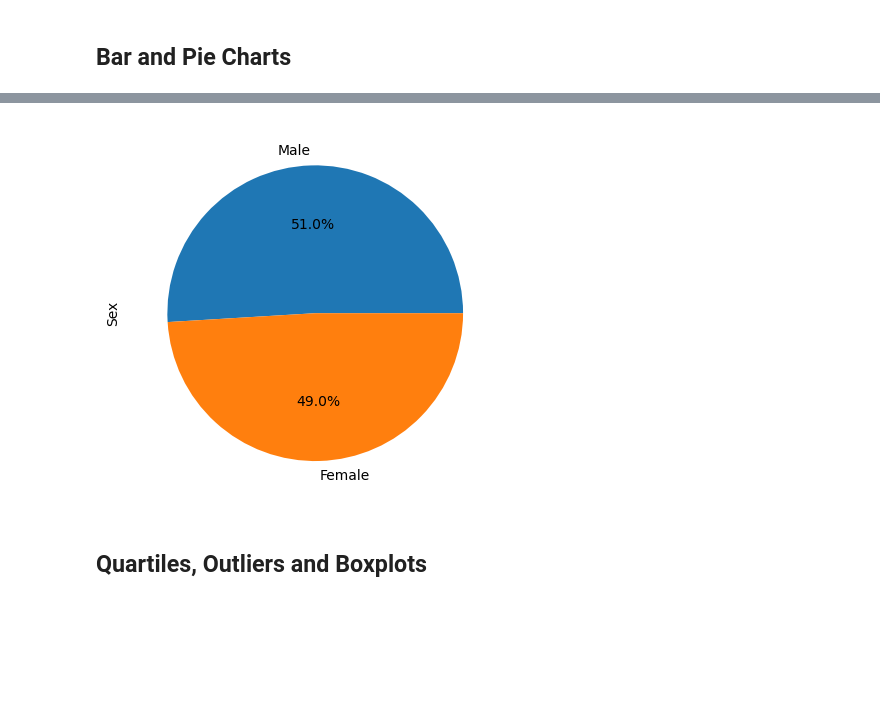
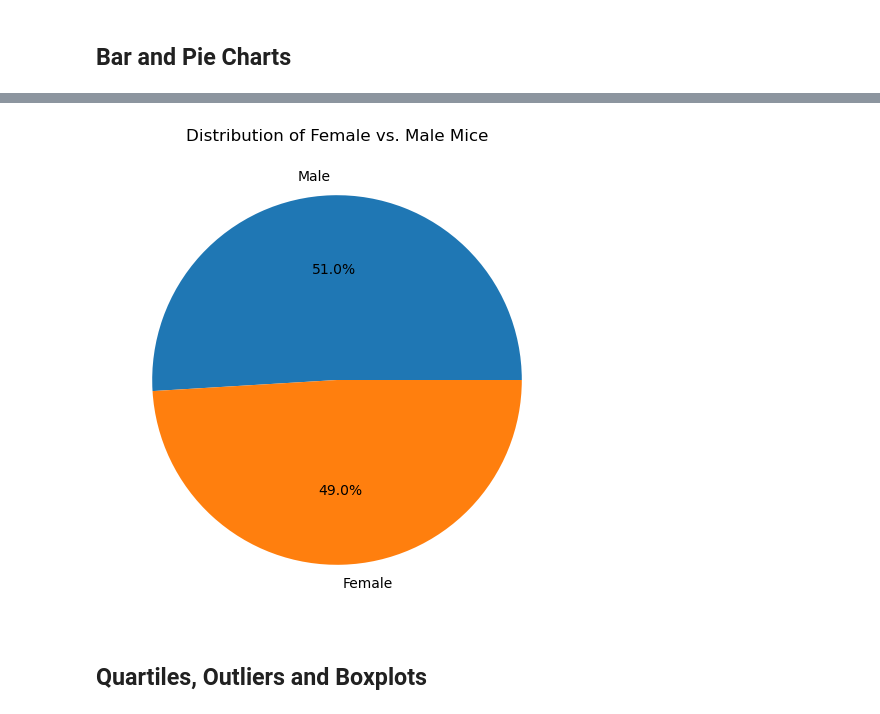
Before and after one commit to ryanhenkel/data_visualization_challenge, a Jupyter notebook: Pymaceuticals/Pymaceuticles.ipynb, the cells around one changed output, grey strips where cells are left out. Saved outputs shown, nothing was run; the diff lists cells and outputs as text; code cells hidden in the pictures; blank space fills up the shorter version.

```diff
--- a/Pymaceuticals/Pymaceuticles.ipynb
+++ b/Pymaceuticals/Pymaceuticles.ipynb
@@ -72,6 +86,6 @@ array(['g989'], dtype=object)
 # %%
 # Create a clean DataFrame by dropping the duplicate mouse by its ID.
-clean_data = merge_data.drop_duplicates(subset='Mouse ID', keep='first')
+clean_data = merge_data[merge_data['Mouse ID'].isin(duplicate_mice)==False]
 clean_data
 # %% [output]
 |  | Mouse ID | Drug Regimen | Sex | Age_months | Weight (g) | Timepoint | Tumor Volume (mm3) | ... |
@@ -152,7 +189,13 @@ summary_stats
 # %%
 # Generate a pie plot showing the distribution of female versus male mice using pyplot
+gender_counts = clean_data['Sex'].value_counts()
+
+plt.figure(figsize=(6, 6))
+plt.pie(gender_counts.values, labels=gender_counts.index, autopct='%1.1f%%')
+plt.title('Distribution of Female vs. Male Mice')
+plt.show()
 # %% [output]
-[figure, old version]
+[figure, new version]
 # %% [markdown]
 ## Quartiles, Outliers and Boxplots
 # %%
```
Also changed, not shown: parts of 19 cells of this notebook, 1 other file.
